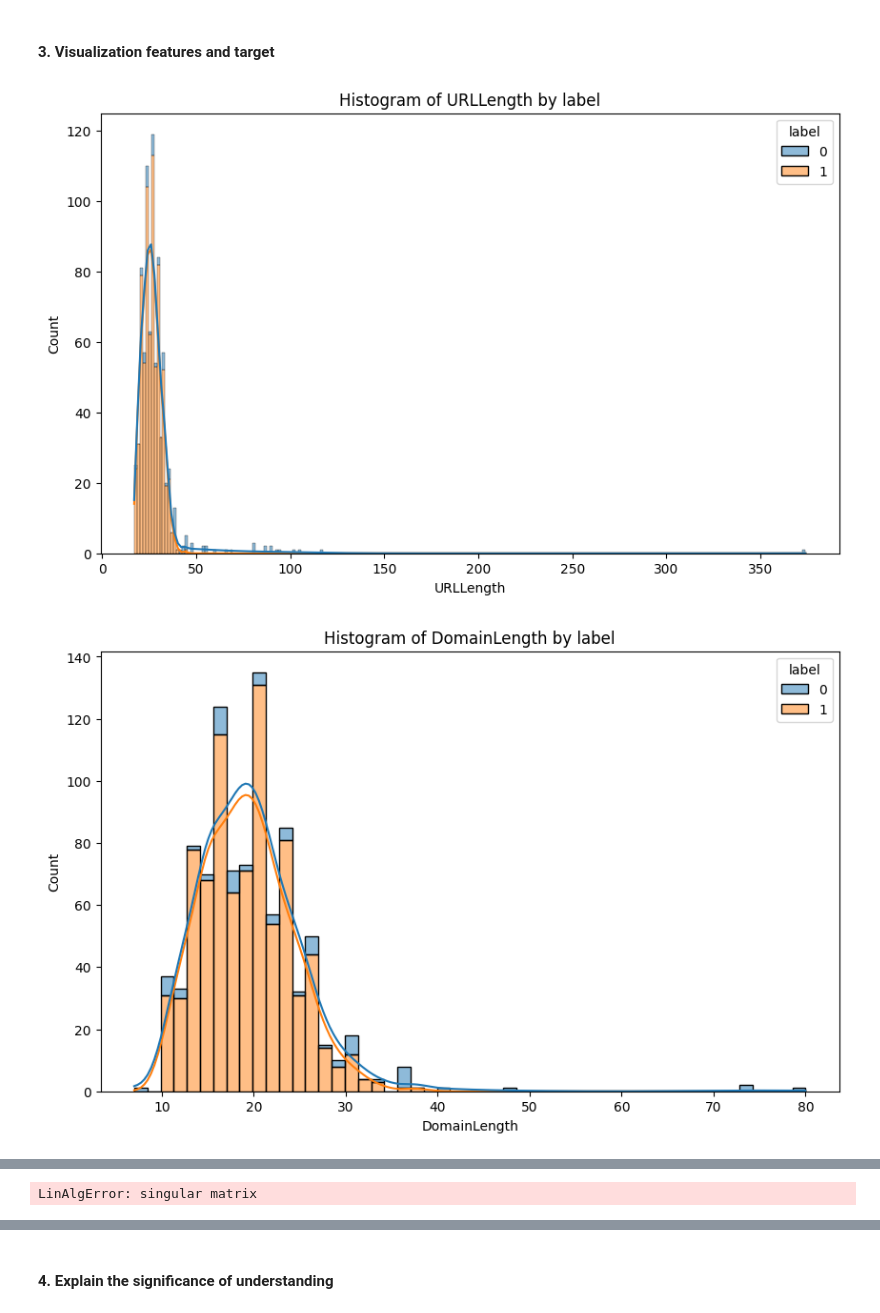
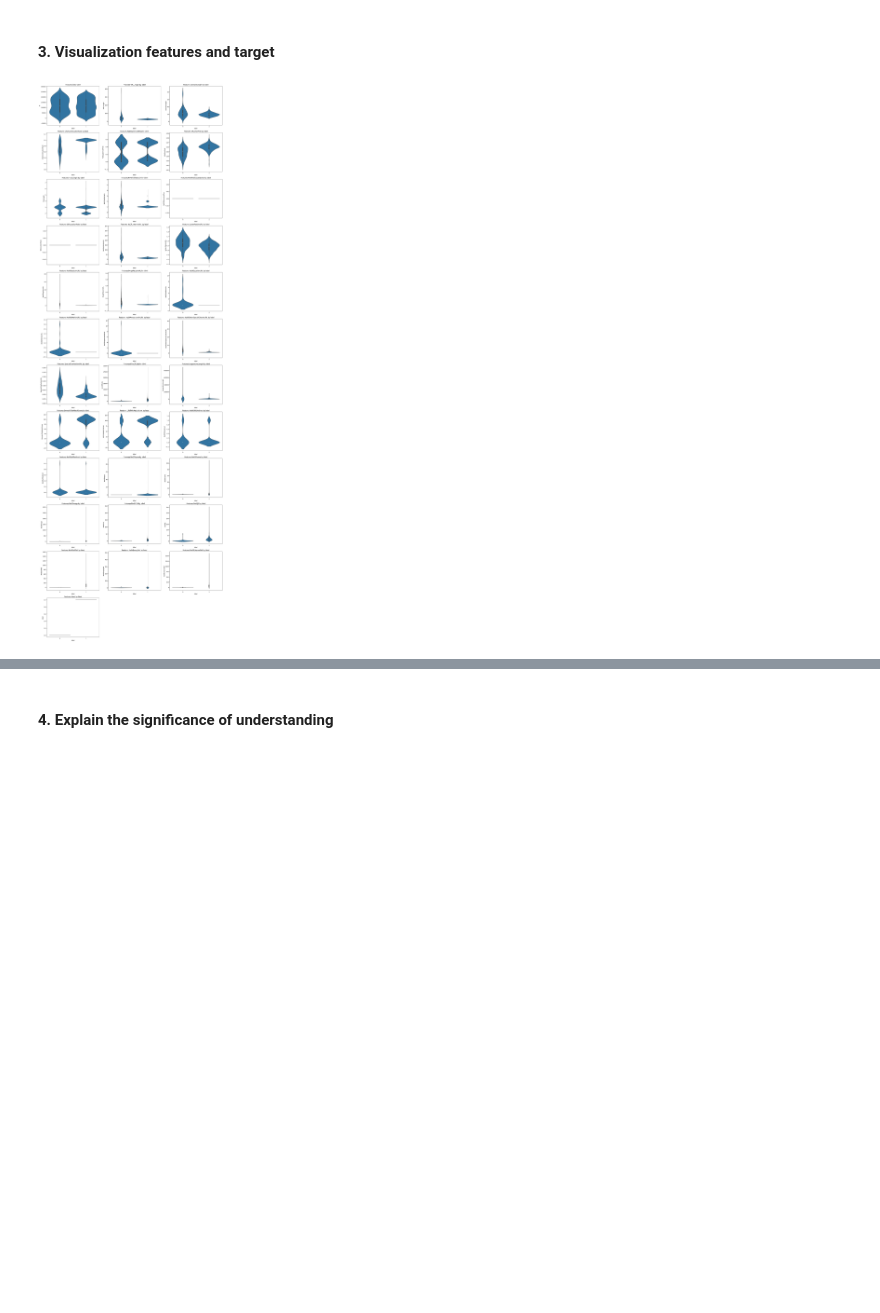
Before and after one commit to marcellinow/predict-phising, a Jupyter notebook: Tucil2_18222114_18222115.ipynb, the cells around one changed output, grey strips where cells are left out. Drawn from its saved outputs; the diff is of its cells as text; code cells hidden in the pictures; blank space fills up the shorter version.

```diff
--- a/Tucil2_18222114_18222115.ipynb
+++ b/Tucil2_18222114_18222115.ipynb
@@ -464,32 +465,28 @@ plot_distribution(df_plot,type='continuous')
 # %% [markdown]
 #### 3. Visualization features and target
 # %%
-import matplotlib.pyplot as plt
-import seaborn as sns
-import numpy as np
-import pandas as pd
-
 def plot_by_label(data, target, y_type='categorical', type_plot='countplot'):
     '''
     Function to plot all of either categorical/continuous features by categorical target (label)
 
-    features: features columns (either categorical or continuous)
+    data: features columns (either categorical or continuous) in Series
     target: label (categorical or binary)
     y_type: type of the feature type (categorical / continuous)
     type_plot: type of plot you want
     if y_type == 'continuous' -> type_plot options: 'box plot', 'violin plot', 'hist', 'barplot'
-    if y_type == 'categorical' -> type_plot options: 'stacked', 'count', 'heatmap'
+    if y_type == 'categorical' -> type_plot options: 'chi2'
     '''
-
     assert y_type in ['categorical', 'continuous'], 'y_type must be categorical or continuous'
 
-    if type =='categorical':
-        features = data.select_dtypes(include=['bool']).columns
-    elif type == 'continuous':
+    if y_type =='categorical':
+        features = data.select_dtypes(include=['boolean']).columns
+    elif y_type == 'continuous':
         features = data.select_dtypes(include=['number']).columns
 
+    n_features = len(features)
+
     ncols = 3
-    nrows = int(np.ceil(len(features) + 1 / ncols))
+    nrows = int(np.ceil(n_features + 1 / ncols))
 
 
     fig, axs = plt.subplots(ncols=ncols, nrows=nrows, figsize=(20, 5 * nrows))
@@ -500,28 +497,23 @@ def plot_by_label(data, target, y_type='categorical', type_plot='countplot'):
         ax = axs[i]
 
         if y_type == 'categorical':
-            if type_plot == 'stacked':
-                pd.crosstab(features[col], target).plot(kind='bar', stacked=True, ax=ax)
-                ax.set_title(f"Features {col} by label")
-            elif type_plot == 'count':
-                sns.countplot(x=col, hue=target, data=features, ax=ax)
-                ax.set_title(f"Features {col} by label")
-            elif type_plot == 'heatmap':
-                crosstab = pd.crosstab(features[col], target)
-                sns.heatmap(crosstab, annot=True, cmap='Blues', ax=ax)
-                ax.set_title(f"Features {col} by label")
+            #handling missing values
+            data[features].fillna(inplace=True,axis=0)
+            if type_plot == 'chi2':
+                chi2, p, dof, expected = chi2_contingency(contingency_table)
+
         else:
             if type_plot == 'box':
-                sns.boxplot(x=target, y=features[col], ax=ax)
+                sns.boxplot(x=target, y=data[col], ax=ax)
                 ax.set_title(f"Features {col} by label")
             elif type_plot == 'violin':
-                sns.violinplot(x=target, y=features[col], ax=ax)
+                sns.violinplot(x=data[target], y=data[col], ax=ax)
                 ax.set_title(f"Features {col} by label")
             elif type_plot == 'hist':
-                sns.histplot(data=features, x=col, hue=target, multiple='stack', ax=ax)
+                sns.histplot(data=data, x=col, hue=target, multiple='stack', ax=ax)
                 ax.set_title(f"Features {col} by label")
             elif type_plot == 'bar':
-                sns.barplot(x=target, y=features[col], estimator=np.mean, ax=ax)
+                sns.barplot(x=target, y=data[col], estimator=np.mean, ax=ax)
                 ax.set_title(f"Features {col} by label")
 
 
@@ -551,7 +543,6 @@ continuous_features = [
 ]
 # %%
 #Continuous
-plot_by_label(data=df_plot[continuous_features],target='label',y_type='continuous',type_plot='hist')
+plot_by_label(data=df_plot,target='label',y_type='continuous',type_plot='violin')
 # %% [output]
-[figure, old version]
+[figure, new version]
-[figure, removed]
@@ -563 +548,0 @@ plot_by_label(data=df_plot[continuous_features],target='label',y_type='continuou
-LinAlgError: singular matrix
```
Also changed, not shown: parts of 3 cells of this notebook.
